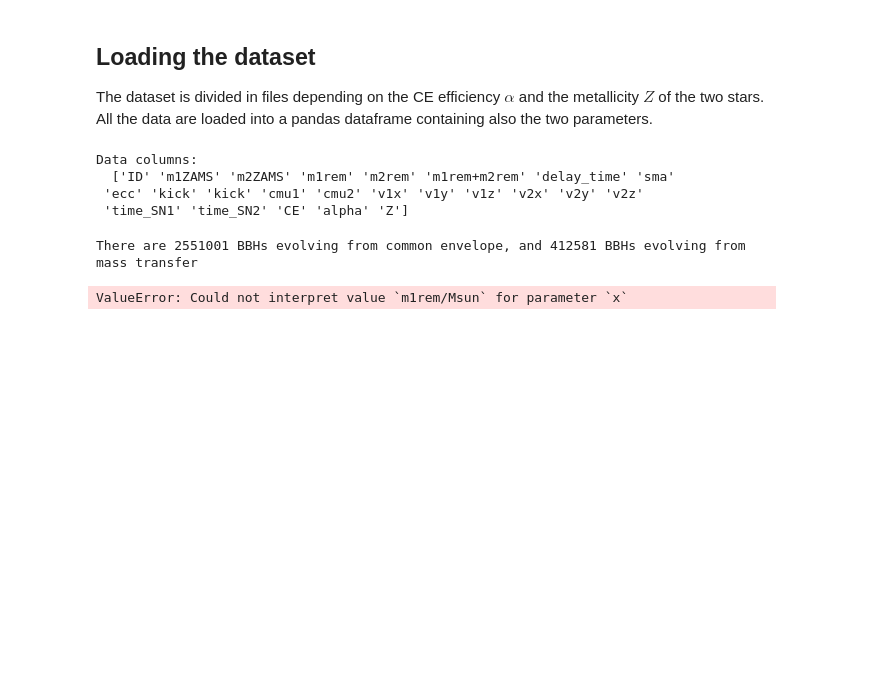
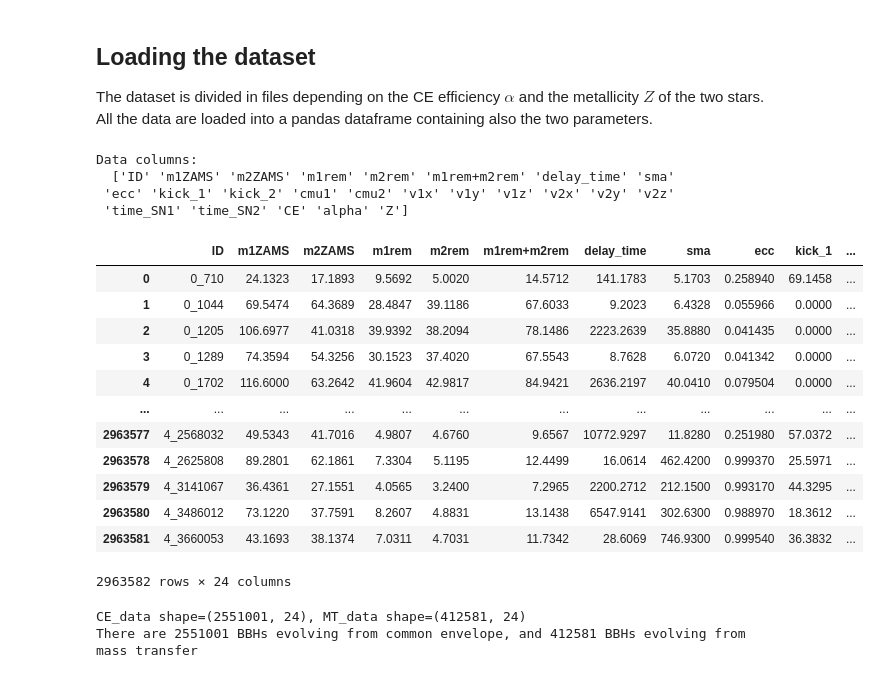
Before and after one commit to Giacomo-Menegatti/AstroLab, a Jupyter notebook: AstroLab.ipynb, the cells around one changed output. Drawn from its saved outputs; the diff is of its cells as text; code cells hidden in the pictures; blank space fills up the shorter version.

```diff
--- a/AstroLab.ipynb
+++ b/AstroLab.ipynb
@@ -12,7 +13,6 @@ import regex as re
 ## Loading the dataset
 The dataset is divided in files depending on the CE efficiency $ \alpha $ and the metallicity $ Z $ of the two stars. All the data are loaded into a pandas dataframe containing also the two parameters.
 # %%
-
 alpha = [0.5, 1, 3, 5] # CE efficiency
 Z = [2e-4, 4e-4, 8e-4, 1.2e-3, 1.6e-3, 2e-3, 4e-3, 6e-3, 8e-3, 1.2e-2, 1.6e-2, 2e-2]  #Metallicity value
 
@@ -23,37 +23,55 @@ sim_data = pd.DataFrame({'alpha':[], 'Z':[], 'MtotZAMS':[], 'num_mergers':[]})
 
 index = 0
 for a in alpha:
-  for m in Z:
-    # The simulation data first row contains the MtotZAMS and the number of merger for each alpha and metallicity
-    df = pd.read_csv(f'stable_MT_vs_CE/A{a}/MTCE_BBHs_{m}.txt', sep=' ', nrows = 1, header=0)
-    sim_data.loc[index] = [a, m, df.iloc[0,0], df.iloc[0,1]]  #Adding the row to the sim_data df
-    index = index + 1
+    for m in Z:
+        # The simulation data first row contains the MtotZAMS and the number of merger for each alpha and metallicity
+        df = pd.read_csv(f'stable_MT_vs_CE/A{a}/MTCE_BBHs_{m}.txt', sep=' ', nrows = 1, header=0)
+        sim_data.loc[index] = [a, m, df.iloc[0,0], df.iloc[0,1]]  #Adding the row to the sim_data df
+        index = index + 1
 
-    df = pd.read_csv(f'stable_MT_vs_CE/A{a}/MTCE_BBHs_{m}.txt', header=2, sep= ' ')     # Simulation data
-    df['alpha'],df['Z'] = a, m                                 #Adding the alpha and Z paramtere in the table
+        df = pd.read_csv(f'stable_MT_vs_CE/A{a}/MTCE_BBHs_{m}.txt', header=2, sep= ' ')     # Simulation data
+        df['alpha'],df['Z'] = a, m                                 #Adding the alpha and Z paramtere in the table
 
-    data.append(df)
+        data.append(df)
 
 data = pd.concat(data)
-
-# Cleaning the column names using regex: sub substitutes with '' all strings that matches the fisrt regex
-# that starts from col, has any (.) char repeated any times (*) until :, and (|) from / any char, any times to the end of line $
 data.columns = [re.sub('col.*:|/.*$', '', name) for name in data.columns]
-print('Data columns: \n ', data.columns.values)
-# %% [output]
-Data columns:
-  ['ID' 'm1ZAMS' 'm2ZAMS' 'm1rem' 'm2rem' 'm1rem+m2rem' 'delay_time' 'sma'
- 'ecc' 'kick' 'kick' 'cmu1' 'cmu2' 'v1x' 'v1y' 'v1z' 'v2x' 'v2y' 'v2z'
- 'time_SN1' 'time_SN2' 'CE' 'alpha' 'Z']
+# %%
+data.columns.values[9] = 'kick_1'
+data.columns.values[10] = 'kick_2'
+
+print('Data columns: \n ', data.columns.values)
+data.reset_index(drop=True,inplace=True)
+data
+# %% [output]
+Data columns:
+  ['ID' 'm1ZAMS' 'm2ZAMS' 'm1rem' 'm2rem' 'm1rem+m2rem' 'delay_time' 'sma'
+ 'ecc' 'kick_1' 'kick_2' 'cmu1' 'cmu2' 'v1x' 'v1y' 'v1z' 'v2x' 'v2y' 'v2z'
+ 'time_SN1' 'time_SN2' 'CE' 'alpha' 'Z']
+|  | ID | m1ZAMS | m2ZAMS | m1rem | m2rem | m1rem+m2rem | delay_time | sma | ecc | kick_1 | ... |
+| 0 | 0_710 | 24.1323 | 17.1893 | 9.5692 | 5.0020 | 14.5712 | 141.1783 | 5.1703 | 0.258940 | 69.1458 | ... |
+| 1 | 0_1044 | 69.5474 | 64.3689 | 28.4847 | 39.1186 | 67.6033 | 9.2023 | 6.4328 | 0.055966 | 0.0000 | ... |
+| 2 | 0_1205 | 106.6977 | 41.0318 | 39.9392 | 38.2094 | 78.1486 | 2223.2639 | 35.8880 | 0.041435 | 0.0000 | ... |
+| 3 | 0_1289 | 74.3594 | 54.3256 | 30.1523 | 37.4020 | 67.5543 | 8.7628 | 6.0720 | 0.041342 | 0.0000 | ... |
+| 4 | 0_1702 | 116.6000 | 63.2642 | 41.9604 | 42.9817 | 84.9421 | 2636.2197 | 40.0410 | 0.079504 | 0.0000 | ... |
+| ... | ... | ... | ... | ... | ... | ... | ... | ... | ... | ... | ... |
+| 2963577 | 4_2568032 | 49.5343 | 41.7016 | 4.9807 | 4.6760 | 9.6567 | 10772.9297 | 11.8280 | 0.251980 | 57.0372 | ... |
+| 2963578 | 4_2625808 | 89.2801 | 62.1861 | 7.3304 | 5.1195 | 12.4499 | 16.0614 | 462.4200 | 0.999370 | 25.5971 | ... |
+| 2963579 | 4_3141067 | 36.4361 | 27.1551 | 4.0565 | 3.2400 | 7.2965 | 2200.2712 | 212.1500 | 0.993170 | 44.3295 | ... |
+| 2963580 | 4_3486012 | 73.1220 | 37.7591 | 8.2607 | 4.8831 | 13.1438 | 6547.9141 | 302.6300 | 0.988970 | 18.3612 | ... |
+| 2963581 | 4_3660053 | 43.1693 | 38.1374 | 7.0311 | 4.7031 | 11.7342 | 28.6069 | 746.9300 | 0.999540 | 36.3832 | ... |
+2963582 rows × 24 columns
 # %%
 CE_data = data.query('CE == True')
 MT_data = data.query('CE == False')
-
+print(f'CE_data shape={CE_data.shape}, MT_data shape={MT_data.shape}')
 
 print(f'There are {CE_data.shape[0]} BBHs evolving from common envelope, and {MT_data.shape[0]} BBHs evolving from mass transfer')
+s_data = data.sample(n=150000, random_state=42)  # A smaller datafreme picking random data, 150k rows above 2.96 millions
+s_CE_data = s_data.query('CE == True')
+s_MT_data = s_data.query('CE == False')
 # %% [output]
+CE_data shape=(2551001, 24), MT_data shape=(412581, 24)
 There are 2551001 BBHs evolving from common envelope, and 412581 BBHs evolving from mass transfer
 # %%
-sns.scatterplot(data.query('alpha==0.5 and Z == 2e-4'), x='m1rem', y='m2rem', hue = 'CE', markers='.')
+#sns.scatterplot(data.query('alpha==0.5 and Z == 2e-4'), x='m1rem/Msun', y='m2rem/Msun', hue = 'CE', markers='.')
-# %% [output]
-ValueError: Could not interpret value `m1rem/Msun` for parameter `x`
```
Also changed, not shown: parts of 3 cells of this notebook.
